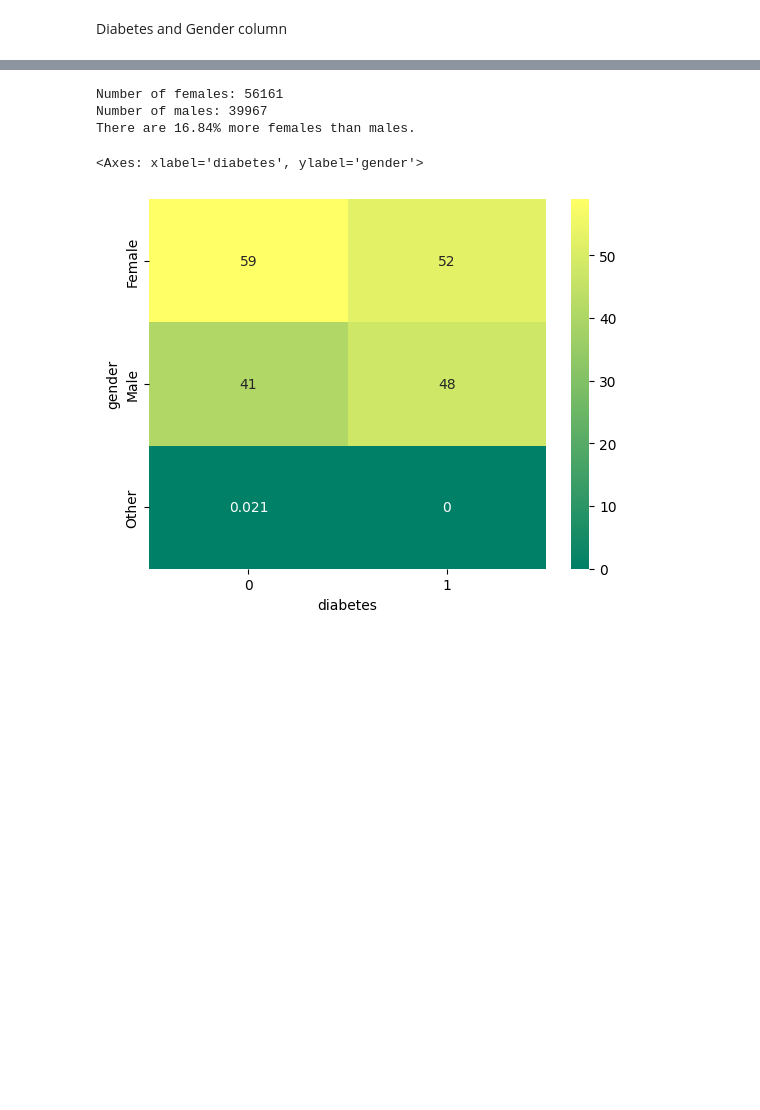
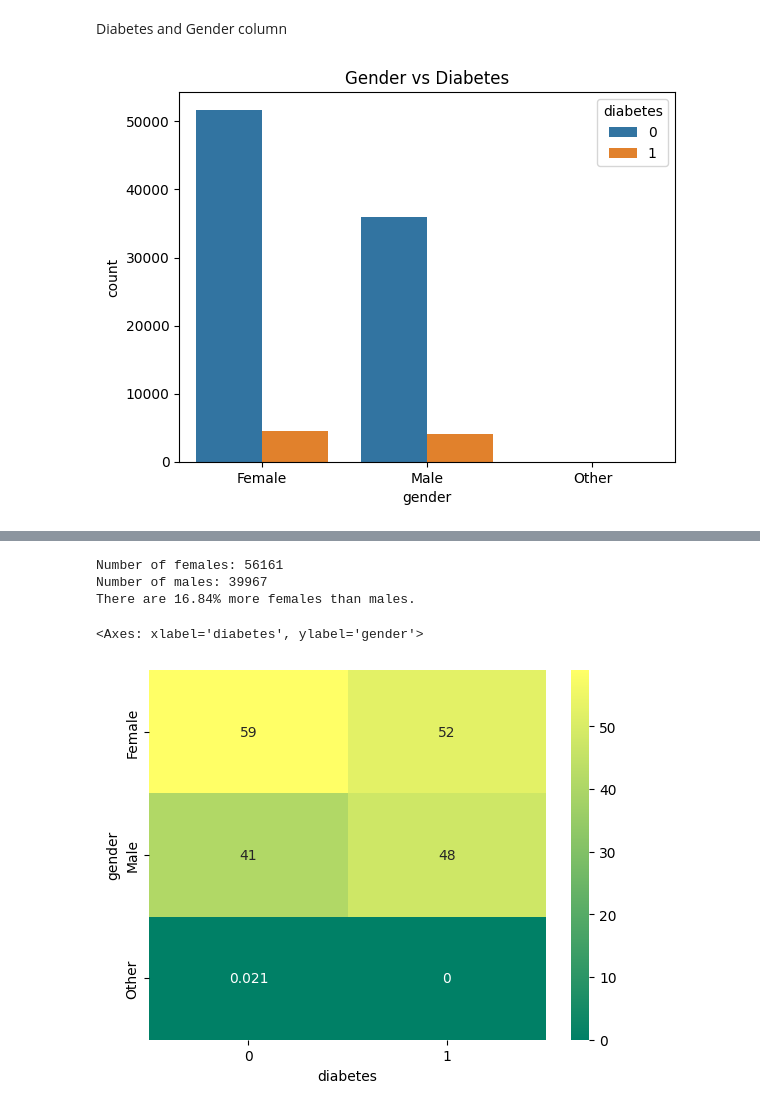
Before and after one commit to shirin-25/Python_labs, a Jupyter notebook: main.ipynb, the cells around one changed output, grey strips where cells are left out. Saved outputs shown, nothing was run; the diff lists cells and outputs as text; code cells hidden in the pictures; blank space fills up the shorter version.

```diff
--- a/main.ipynb
+++ b/main.ipynb
@@ -261,2 +268,9 @@ ax.set_xticklabels(['No Diabetes', 'Diabetes'])
 # %% [markdown]
 Diabetes and Gender column
+# %%
+# Count plot of gender vs diabetes
+sns.countplot(x='gender', hue='diabetes', data=df)
+plt.title('Gender vs Diabetes')
+plt.show()
+# %% [output]
+[figure, added]
```
Also changed, not shown: parts of 16 cells of this notebook.
